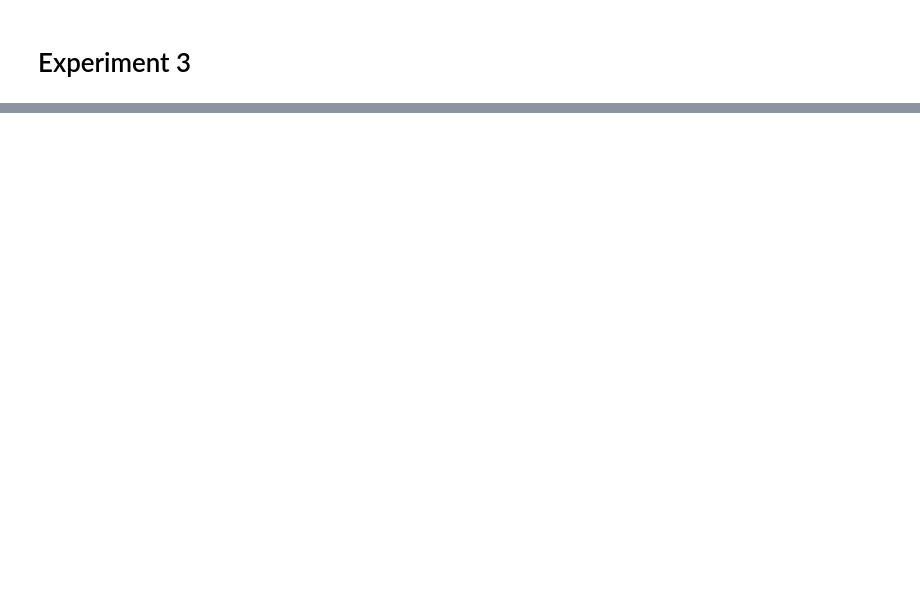
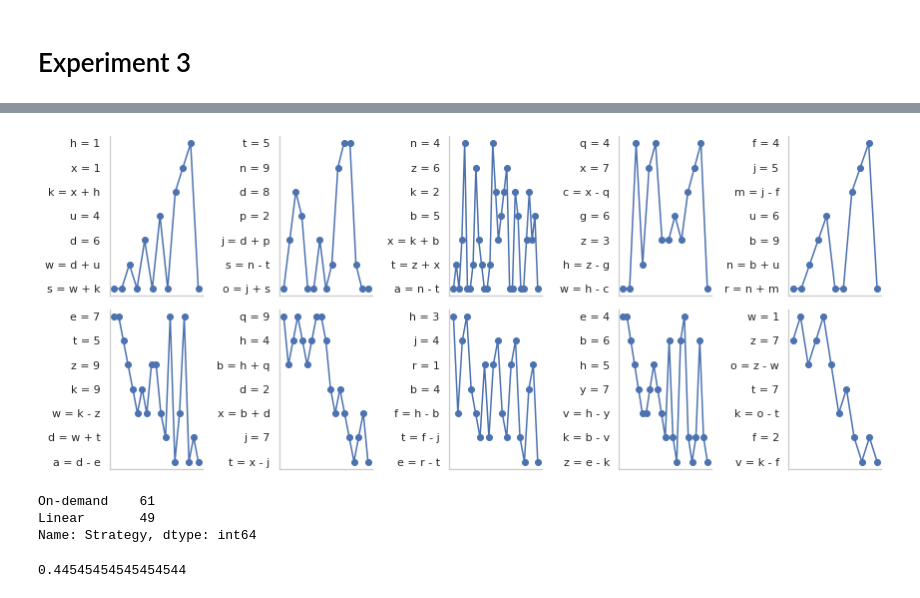
Before and after one commit to willcrichton/psypl-experiments, a Jupyter notebook: experiments/tracing_wm/FINAL_chi_analysis.ipynb, the cells around one changed output, grey strips where cells are left out. Cells and saved outputs as stored; diff of their text form; code cells hidden in the pictures; blank space fills up the shorter version.

```diff
--- a/experiments/tracing_wm/FINAL_chi_analysis.ipynb
+++ b/experiments/tracing_wm/FINAL_chi_analysis.ipynb
@@ -210,0 +270,33 @@ Removing 3 participants for poor performance
+# %%
+N = 10
+row = 5
+fig, axes = plt.subplots(N // row, row, figsize=(12, 5))
+
+def plot_telemetry(row, ax):
+    tel = row.telemetry_clean
+    y = tel.target.values * -1 + tel.target.max()
+    x = list(range(len(y)))
+    ax.plot(x, y, marker='o')
+    sns.despine()
+    ax.set_yticks(range(0, tel.target.max()+1))
+    ax.set_yticklabels(row.program.split('\n')[::-1], fontname='Inconsolata')
+    ax.set_xticklabels([])
+    ax.grid(False)
+
+for sub_axes, strategy in zip(axes, exp3_results.Strategy.unique()):
+    for ax, (_, row) in zip(sub_axes, exp3_results[exp3_results.Strategy == strategy].iterrows()):
+        plot_telemetry(row, ax)
+
+fig.tight_layout()
+# %% [output]
+[figure, added]
+# %%
+exp3_results.Strategy.value_counts()
+# %% [output]
+On-demand    61
+Linear       49
+Name: Strategy, dtype: int64
+# %%
+49 / (61 + 49)
+# %% [output]
+0.44545454545454544
```
Also changed, not shown: parts of 32 cells of this notebook, 18 other files.
